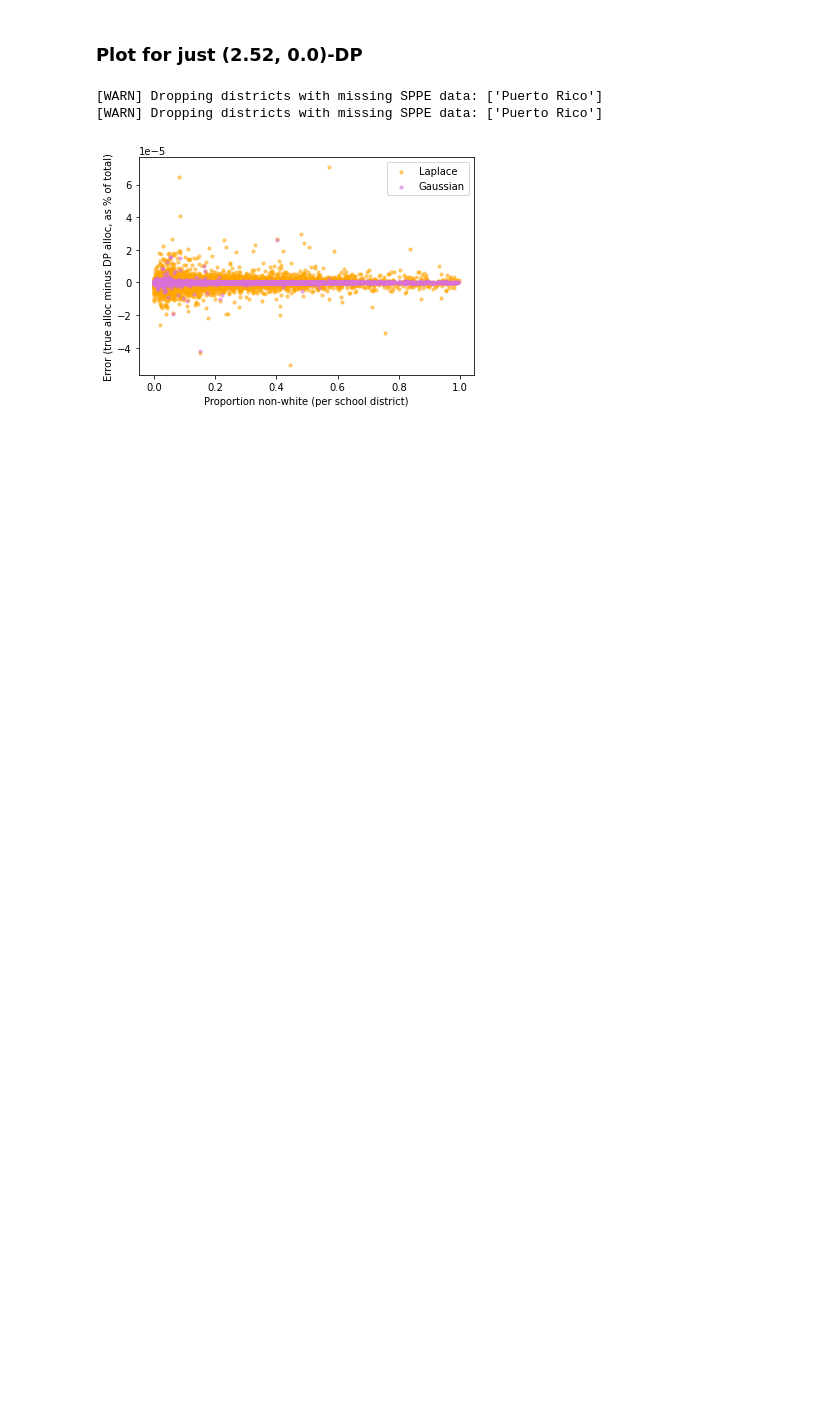
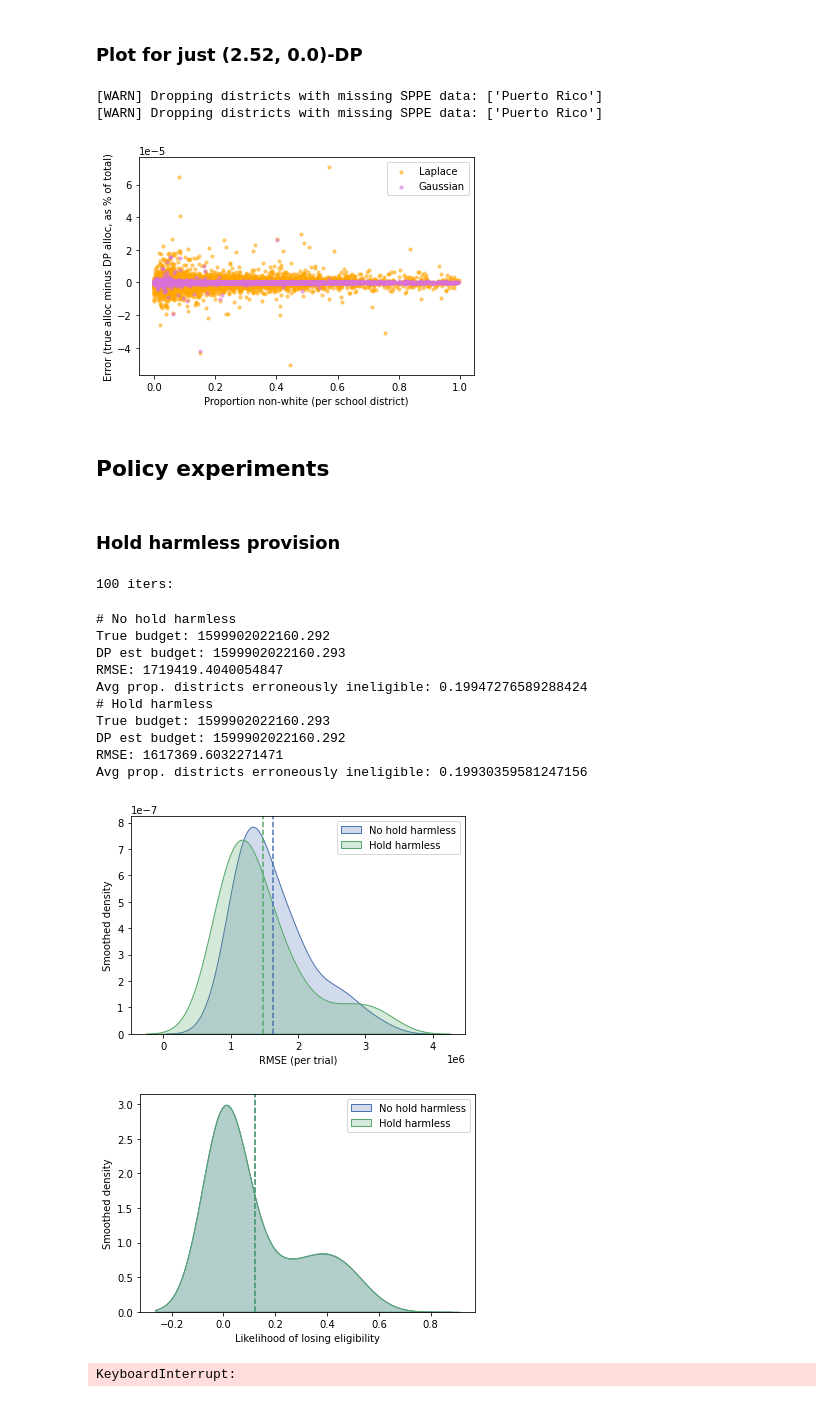
Before and after one commit to ryansteed/dp-policy, a Jupyter notebook: notebooks/titlei.ipynb, the cells around one changed output. Cells and saved outputs as stored; diff of their text form; code cells hidden in the pictures; blank space fills up the shorter version.

Commit message:
:construction: WIP: hold harmless experiment

```diff
--- a/notebooks/titlei.ipynb
+++ b/notebooks/titlei.ipynb
@@ -978,3 +740,39 @@ plt.ylabel("Error (true alloc minus DP alloc, as % of total)")
 plt.show()
 # %% [output]
 [figure]
+# %% [markdown]
+## Policy experiments
+# %% [markdown]
+### Hold harmless provision
+# %%
+baseline = test_params(saipe, Laplace, eps=[0.1], delta=[0.0], trials=100, print_results=False)
+hold_harmless = test_params(saipe, Laplace, eps=[0.1], delta=[0.0], trials=100, print_results=False, allocator_kwargs={'hold_harmless': True})
+# ground truths are the same
+for c in (c for c in baseline.columns if "true" in c):
+    hold_harmless.loc[:, c] = baseline.loc[:, c]
+
+# save treatments to file for later
+treatments = {
+    'No hold harmless': baseline,
+    'Hold harmless': hold_harmless
+}
+save_treatments(treatments, "hold_harmless")
+# %% [output]
+100 iters:
+# %%
+treatments = load_treatments('hold_harmless')
+compare_treatments(treatments)
+# %% [output]
+# No hold harmless
+True budget: 1599902022160.292
+DP est budget: 1599902022160.293
+RMSE: 1719419.4040054847
+Avg prop. districts erroneously ineligible: 0.19947276589288424
+# Hold harmless
+True budget: 1599902022160.293
+DP est budget: 1599902022160.292
+RMSE: 1617369.6032271471
+Avg prop. districts erroneously ineligible: 0.19930359581247156
+[figure, added]
+[figure, added]
+KeyboardInterrupt:
```
Also changed, not shown: parts of 16 cells of this notebook, 3 other files.
